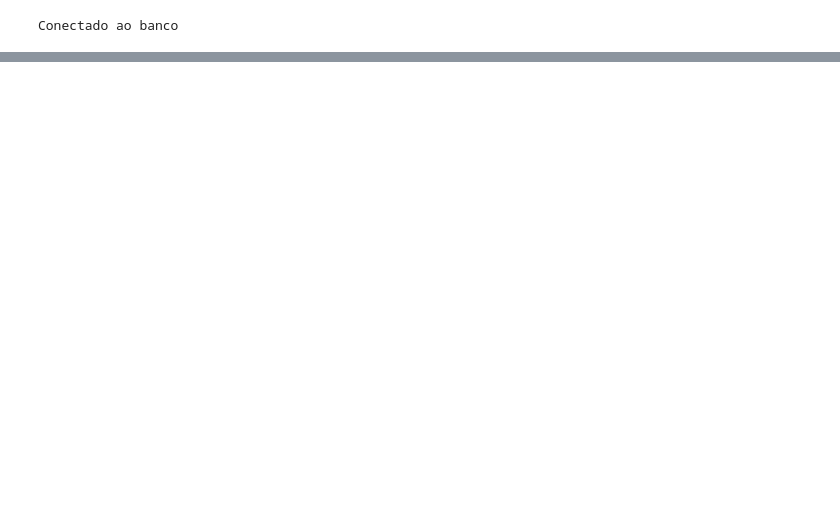
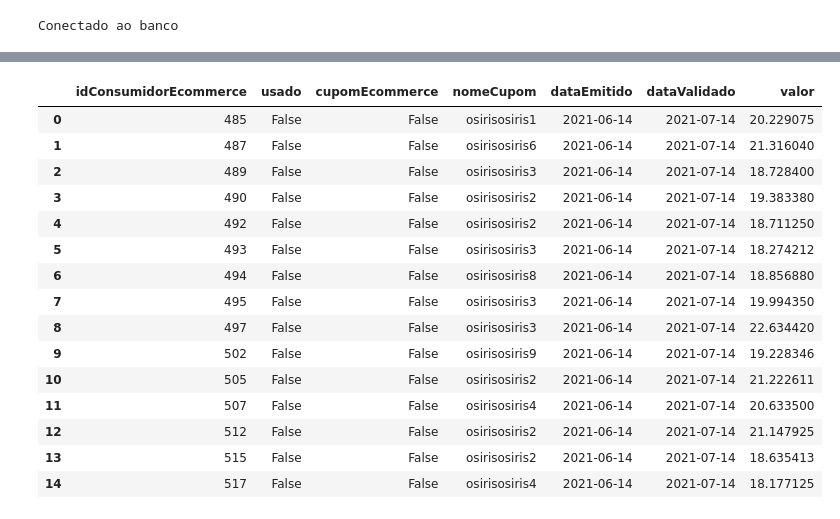
Before and after one commit to Osiris-gp8/projeto-osiris, a Jupyter notebook: api-python/Untitled2.ipynb, the cells around one changed output, grey strips where cells are left out. Saved outputs shown, nothing was run; the diff lists cells and outputs as text; code cells hidden in the pictures; blank space fills up the shorter version.

```diff
--- a/api-python/Untitled2.ipynb
+++ b/api-python/Untitled2.ipynb
@@ -118,0 +149,19 @@ cupons
+# %%
+cupons2
+# %% [output]
+|  | idConsumidorEcommerce | usado | cupomEcommerce | nomeCupom | dataEmitido | dataValidado | valor |
+| 0 | 485 | False | False | osirisosiris1 | 2021-06-14 | 2021-07-14 | 20.229075 |
+| 1 | 487 | False | False | osirisosiris6 | 2021-06-14 | 2021-07-14 | 21.316040 |
+| 2 | 489 | False | False | osirisosiris3 | 2021-06-14 | 2021-07-14 | 18.728400 |
+| 3 | 490 | False | False | osirisosiris2 | 2021-06-14 | 2021-07-14 | 19.383380 |
+| 4 | 492 | False | False | osirisosiris2 | 2021-06-14 | 2021-07-14 | 18.711250 |
+| 5 | 493 | False | False | osirisosiris3 | 2021-06-14 | 2021-07-14 | 18.274212 |
+| 6 | 494 | False | False | osirisosiris8 | 2021-06-14 | 2021-07-14 | 18.856880 |
+| 7 | 495 | False | False | osirisosiris3 | 2021-06-14 | 2021-07-14 | 19.994350 |
+| 8 | 497 | False | False | osirisosiris3 | 2021-06-14 | 2021-07-14 | 22.634420 |
+| 9 | 502 | False | False | osirisosiris9 | 2021-06-14 | 2021-07-14 | 19.228346 |
+| 10 | 505 | False | False | osirisosiris2 | 2021-06-14 | 2021-07-14 | 21.222611 |
+| 11 | 507 | False | False | osirisosiris4 | 2021-06-14 | 2021-07-14 | 20.633500 |
+| 12 | 512 | False | False | osirisosiris2 | 2021-06-14 | 2021-07-14 | 21.147925 |
+| 13 | 515 | False | False | osirisosiris2 | 2021-06-14 | 2021-07-14 | 18.635413 |
+| 14 | 517 | False | False | osirisosiris4 | 2021-06-14 | 2021-07-14 | 18.177125 |
```
Also changed, not shown: parts of 20 cells of this notebook, 3 other files.
